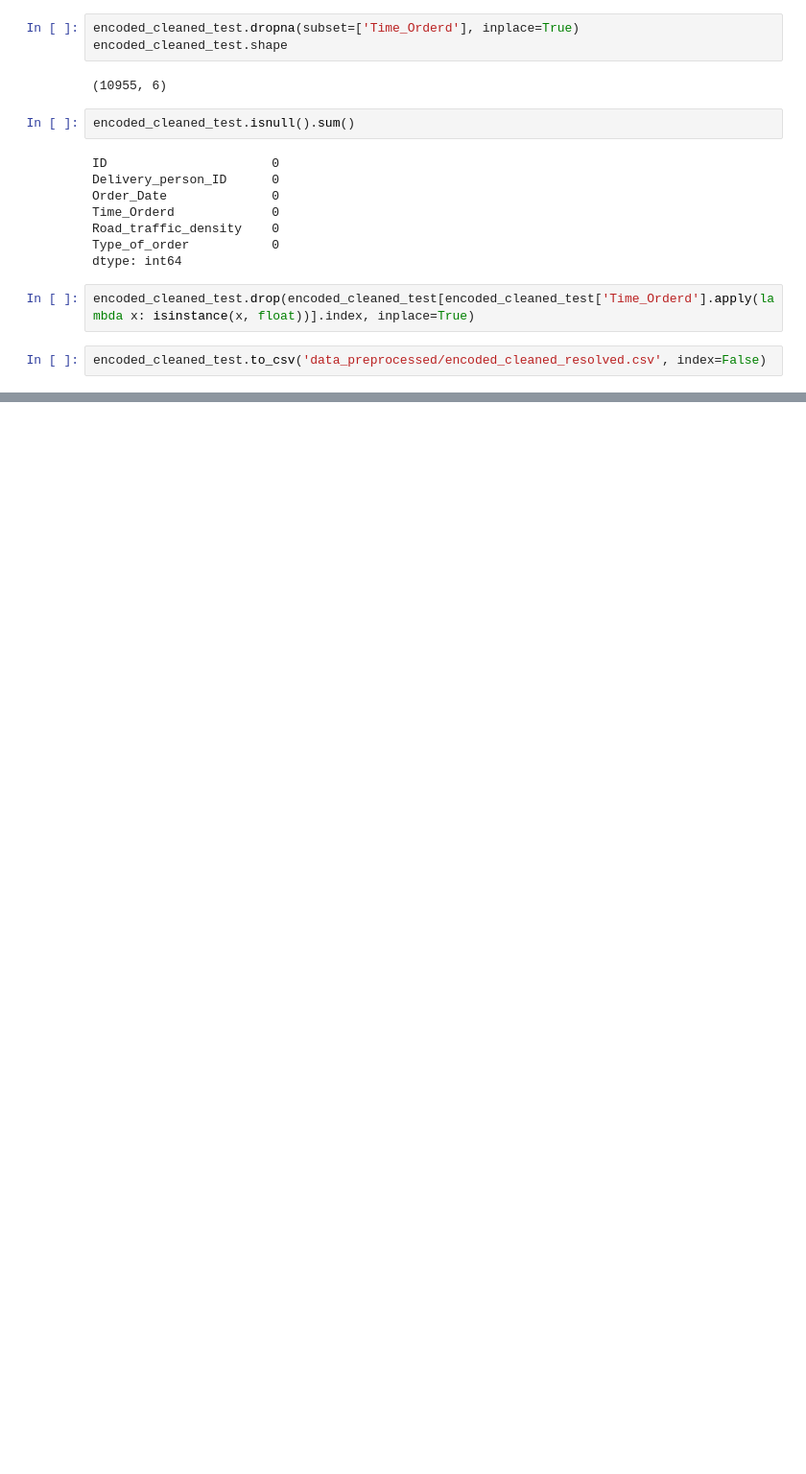
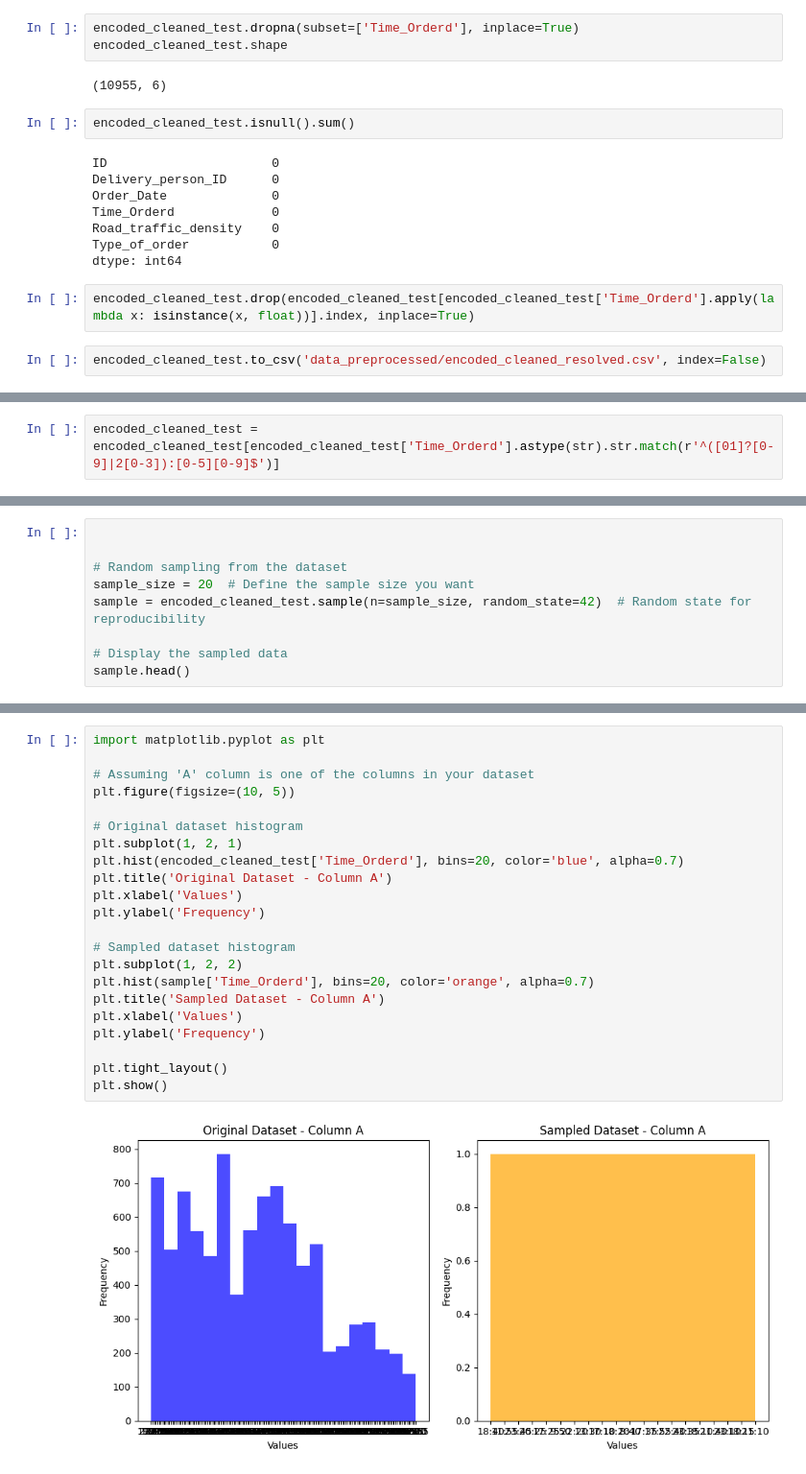
Before and after one commit to ArianaGashi/Gr1_Excercises_in_Data_Visualization, a Jupyter notebook: test.ipynb, the cells around one changed output, grey strips where cells are left out. Shown at 96% size. Drawn from its saved outputs; the diff is of its cells as text; blank space fills up the shorter version.

```diff
--- a/test.ipynb
+++ b/test.ipynb
@@ -136,0 +210,2 @@ encoded_cleaned_test.to_csv('data_preprocessed/encoded_cleaned_resolved.csv', in
+# %%
+encoded_cleaned_test = encoded_cleaned_test[encoded_cleaned_test['Time_Orderd'].astype(str).str.match(r'^([01]?[0-9]|2[0-3]):[0-5][0-9]$')]
@@ -136,0 +216,9 @@ encoded_cleaned_test.to_csv('data_preprocessed/encoded_cleaned_resolved.csv', in
+# %%
+
+
+# Random sampling from the dataset
+sample_size = 20  # Define the sample size you want
+sample = encoded_cleaned_test.sample(n=sample_size, random_state=42)  # Random state for reproducibility
+
+# Display the sampled data
+sample.head()
@@ -136,0 +232,24 @@ encoded_cleaned_test.to_csv('data_preprocessed/encoded_cleaned_resolved.csv', in
+# %%
+import matplotlib.pyplot as plt
+
+# Assuming 'A' column is one of the columns in your dataset
+plt.figure(figsize=(10, 5))
+
+# Original dataset histogram
+plt.subplot(1, 2, 1)
+plt.hist(encoded_cleaned_test['Time_Orderd'], bins=20, color='blue', alpha=0.7)
+plt.title('Original Dataset - Column A')
+plt.xlabel('Values')
+plt.ylabel('Frequency')
+
+# Sampled dataset histogram
+plt.subplot(1, 2, 2)
+plt.hist(sample['Time_Orderd'], bins=20, color='orange', alpha=0.7)
+plt.title('Sampled Dataset - Column A')
+plt.xlabel('Values')
+plt.ylabel('Frequency')
+
+plt.tight_layout()
+plt.show()
+# %% [output]
+[figure, added]
```
Also changed, not shown: parts of 24 cells of this notebook, 1 other file.
